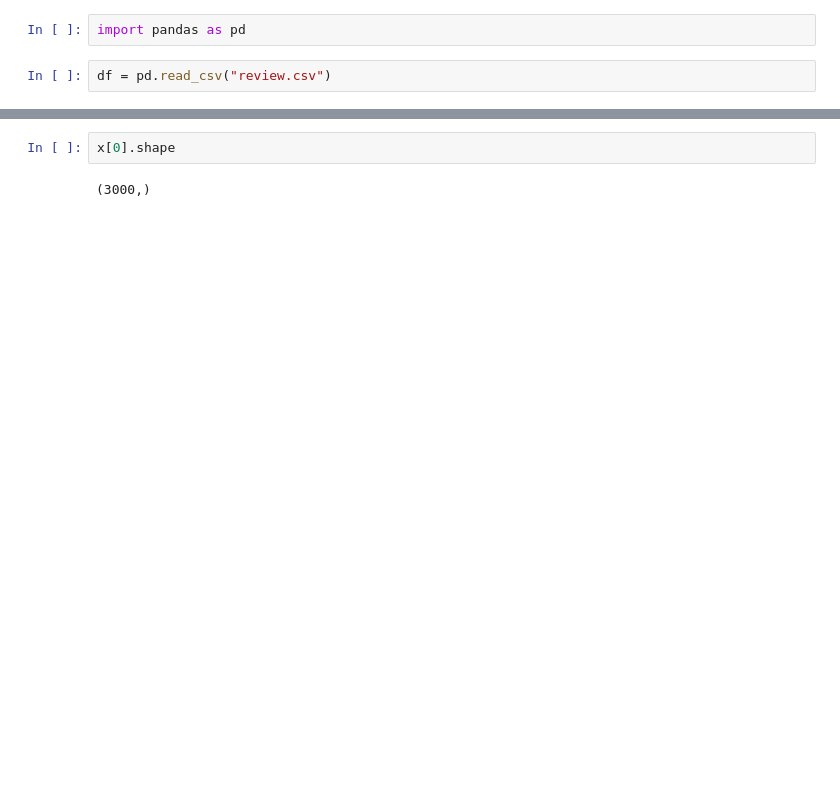
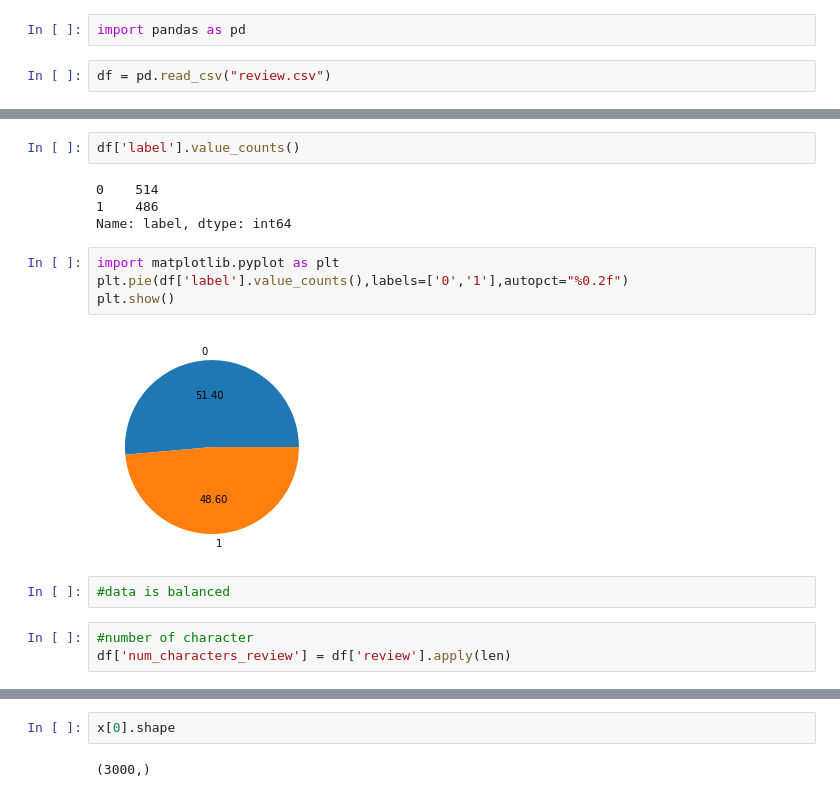
Before and after one commit to sumit-1492/sentiment_analysis, a Jupyter notebook: notebook/Review of sentiment analysis.ipynb, the cells around one changed output, grey strips where cells are left out. Saved outputs shown, nothing was run; the diff lists cells and outputs as text; blank space fills up the shorter version.

```diff
--- a/notebook/Review of sentiment analysis.ipynb
+++ b/notebook/Review of sentiment analysis.ipynb
@@ -24,0 +53,17 @@ len(df)
+# %%
+df['label'].value_counts()
+# %% [output]
+0    514
+1    486
+Name: label, dtype: int64
+# %%
+import matplotlib.pyplot as plt
+plt.pie(df['label'].value_counts(),labels=['0','1'],autopct="%0.2f")
+plt.show()
+# %% [output]
+[figure, added]
+# %%
+#data is balanced
+# %%
+#number of character
+df['num_characters_review'] = df['review'].apply(len)
```
Also changed, not shown: parts of 79 cells of this notebook, 4 other files.
